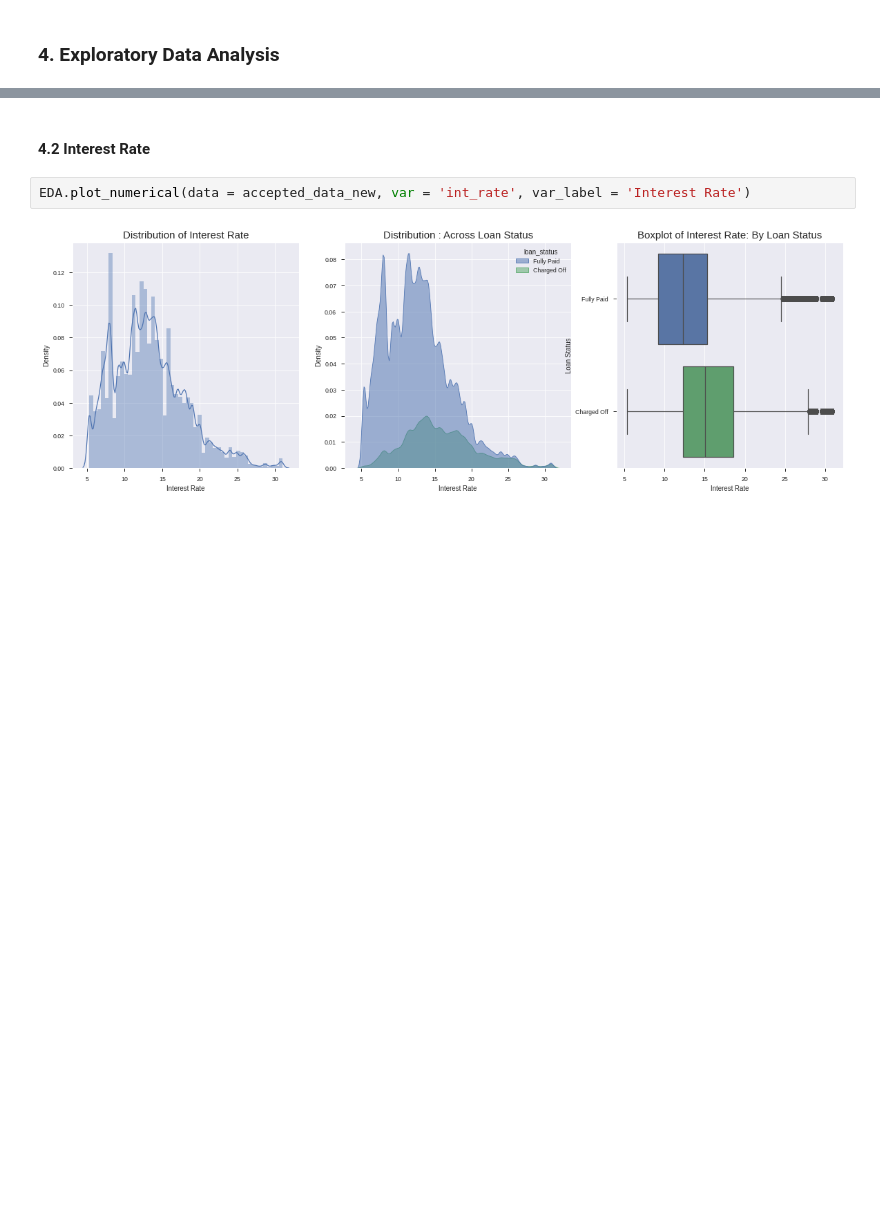
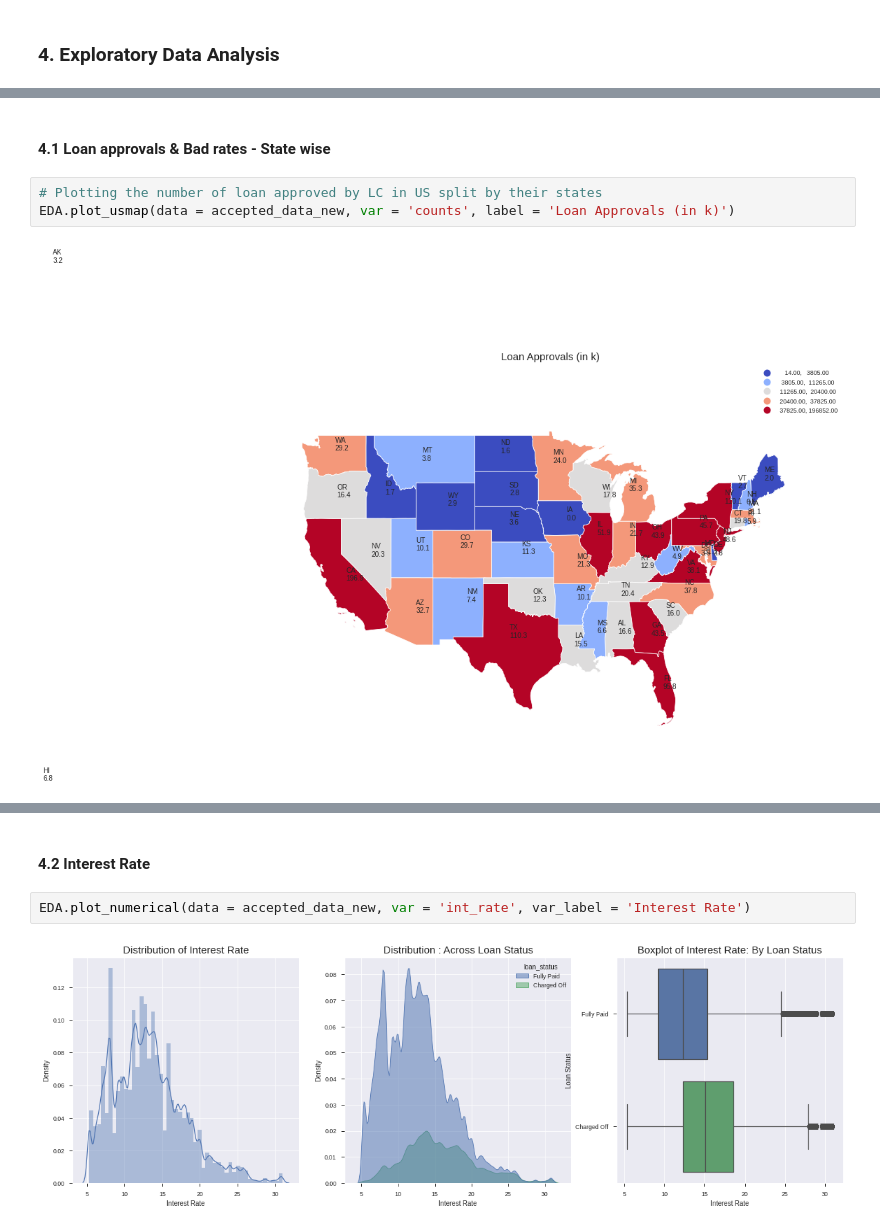
Before and after one commit to sashwinbwaj/Lending-Club-Analysis, a Jupyter notebook: LendingClub_EDA.ipynb, the cells around one changed output, grey strips where cells are left out. Cells and saved outputs as stored; diff of their text form; blank space fills up the shorter version.

```diff
--- a/LendingClub_EDA.ipynb
+++ b/LendingClub_EDA.ipynb
@@ -510,0 +566,7 @@ EDA.plot_correlations(accepted_data_new, method = 'spearman', n = 15)
+# %% [markdown]
+#### 4.1 Loan approvals & Bad rates - State wise
+# %%
+# Plotting the number of loan approved by LC in US split by their states
+EDA.plot_usmap(data = accepted_data_new, var = 'counts', label = 'Loan Approvals (in k)')
+# %% [output]
+[figure, added]
```
Also changed, not shown: parts of 23 cells of this notebook.
